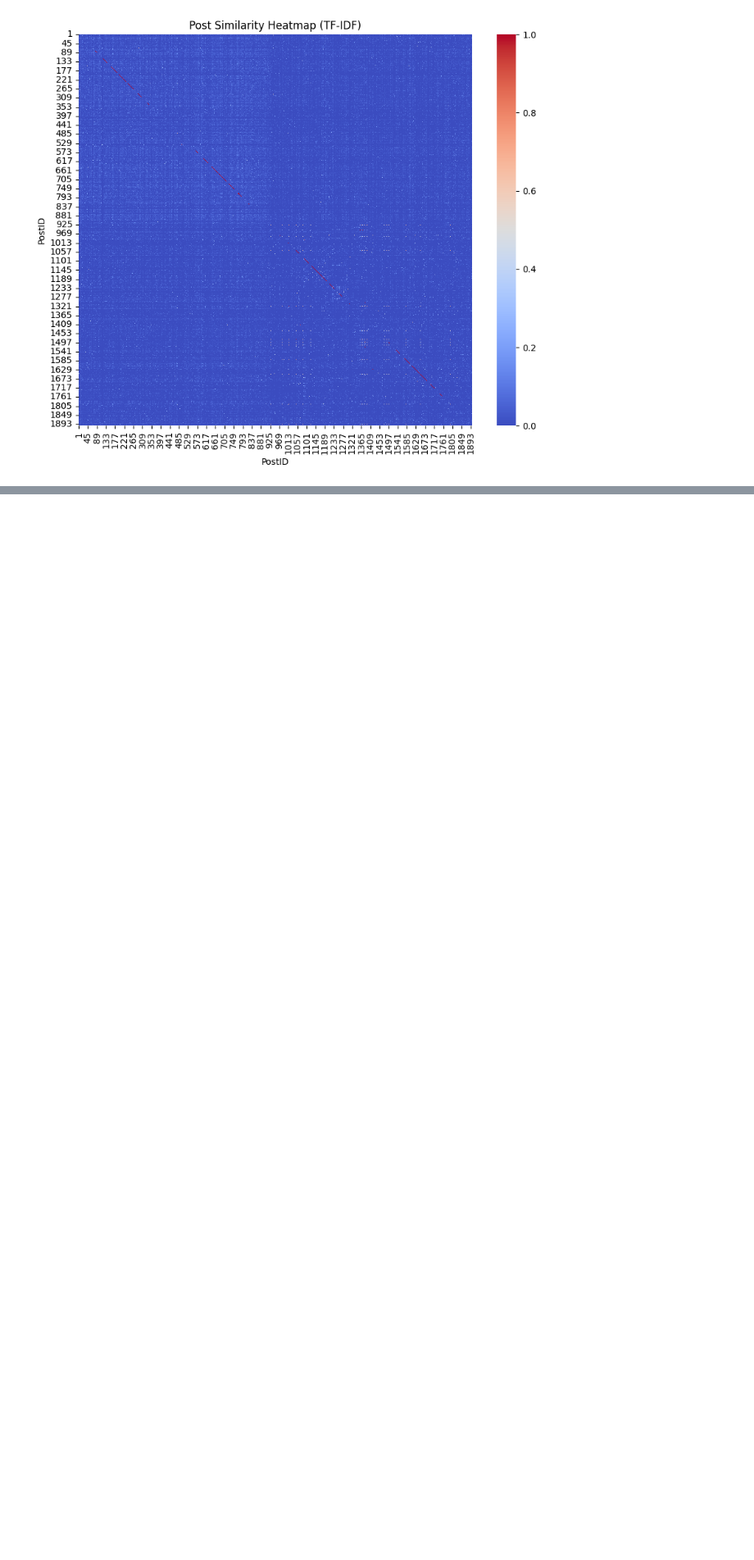
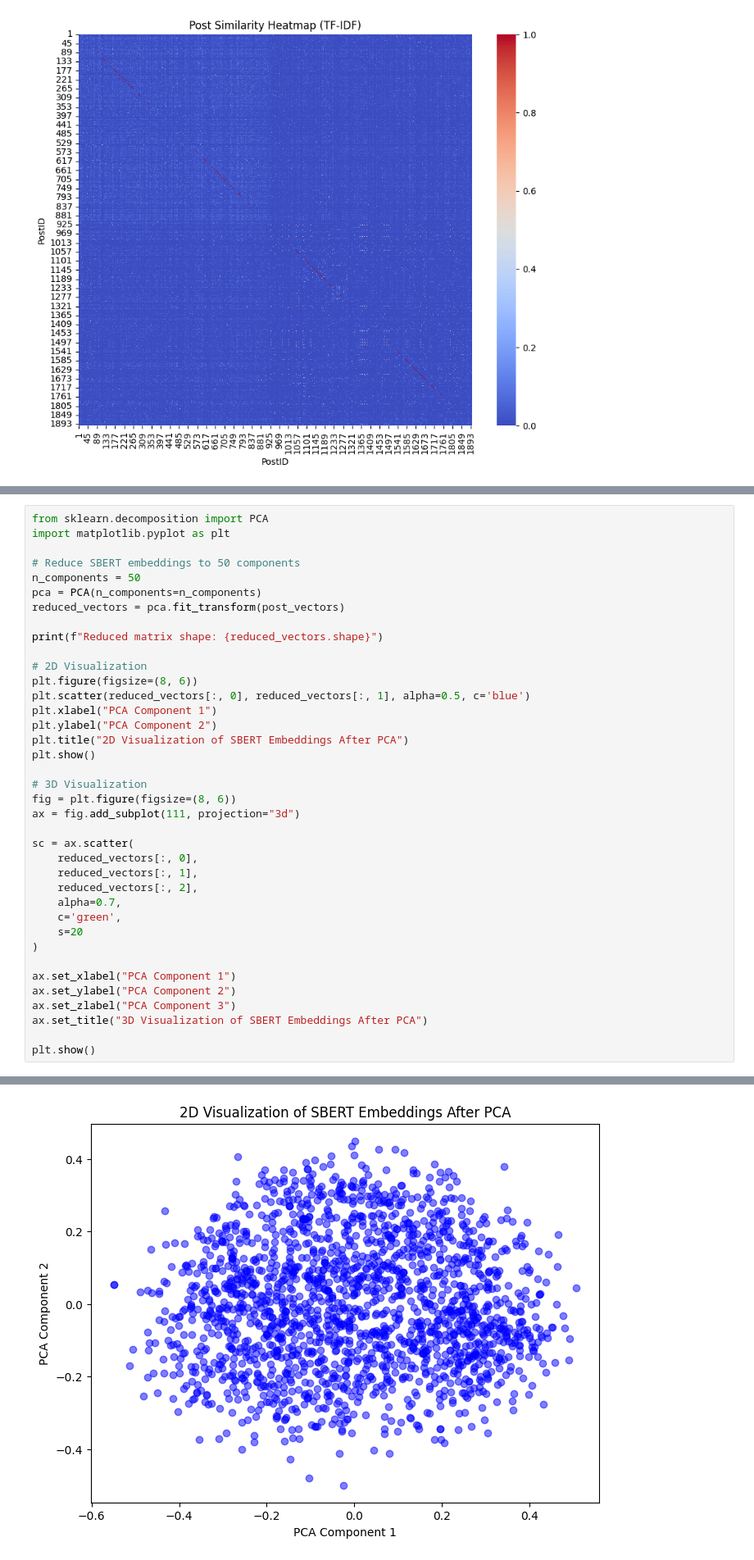
Before and after one commit to raulbucur01/TravelersDen, a Jupyter notebook: AI/experiments/post_experiments/caption_from_body/TFIDF_SBERT_cosine_similarity.ipynb, the cells around one changed output, grey strips where cells are left out. Shown at 82% size. Drawn from its saved outputs; the diff is of its cells as text; blank space fills up the shorter version.

```diff
--- a/AI/experiments/post_experiments/caption_from_body/TFIDF_SBERT_cosine_similarity.ipynb
+++ b/AI/experiments/post_experiments/caption_from_body/TFIDF_SBERT_cosine_similarity.ipynb
@@ -104,3 +184,42 @@ plt.title("Post Similarity Heatmap (SBERT)")
 plt.show()
 # %% [output]
 [figure]
+# %%
+from sklearn.decomposition import PCA
+import matplotlib.pyplot as plt
+
+# Reduce SBERT embeddings to 50 components
+n_components = 50
+pca = PCA(n_components=n_components)
+reduced_vectors = pca.fit_transform(post_vectors)
+
+print(f"Reduced matrix shape: {reduced_vectors.shape}")
+
+# 2D Visualization
+plt.figure(figsize=(8, 6))
+plt.scatter(reduced_vectors[:, 0], reduced_vectors[:, 1], alpha=0.5, c='blue')
+plt.xlabel("PCA Component 1")
+plt.ylabel("PCA Component 2")
+plt.title("2D Visualization of SBERT Embeddings After PCA")
+plt.show()
+
+# 3D Visualization
+fig = plt.figure(figsize=(8, 6))
+ax = fig.add_subplot(111, projection="3d")
+
+sc = ax.scatter(
+    reduced_vectors[:, 0],
+    reduced_vectors[:, 1],
+    reduced_vectors[:, 2],
+    alpha=0.7,
+    c='green',
+    s=20
+)
+
+ax.set_xlabel("PCA Component 1")
+ax.set_ylabel("PCA Component 2")
+ax.set_zlabel("PCA Component 3")
+ax.set_title("3D Visualization of SBERT Embeddings After PCA")
+
+plt.show()
+# %% [output]
@@ -106,0 +227 @@ plt.show()
+[figure, added]
```
Also changed, not shown: parts of 5 cells of this notebook, 9 other files.
